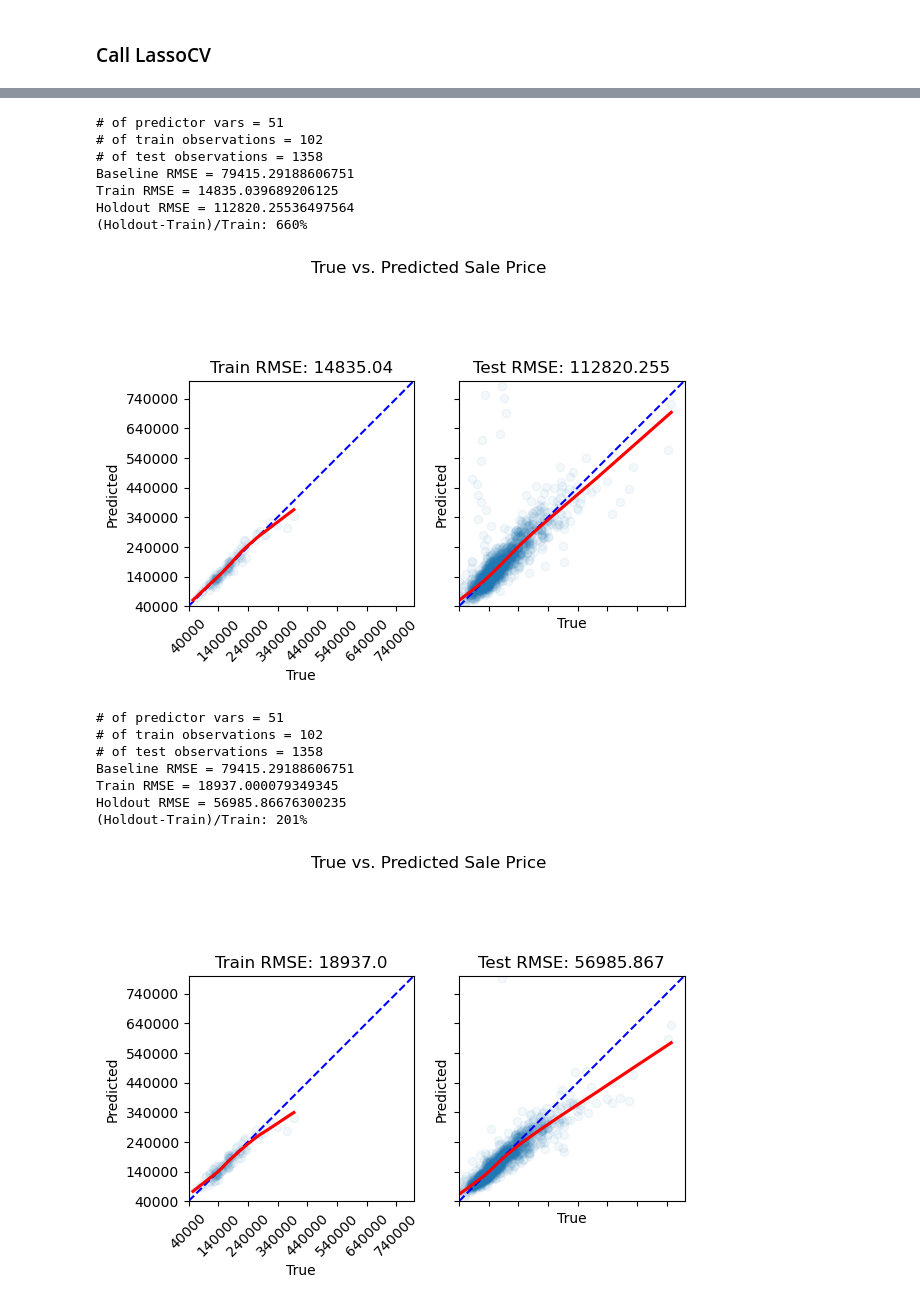
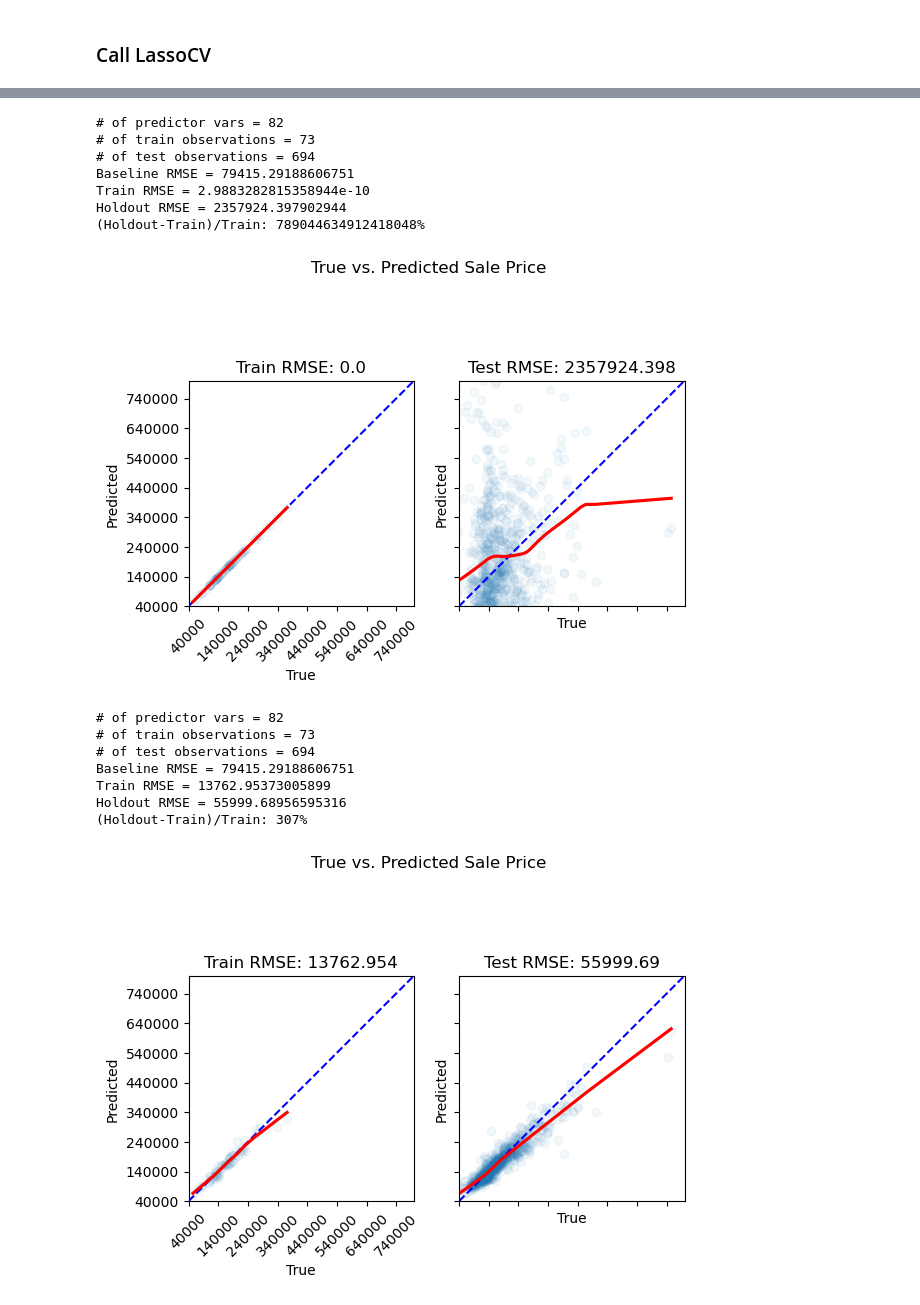
Before and after one commit to carpentries-incubator/high-dimensional-analysis-in-python, a Jupyter notebook: code/08-Regularization.ipynb, the cells around one changed output, grey strips where cells are left out. Saved outputs shown, nothing was run; the diff lists cells and outputs as text; code cells hidden in the pictures.

```diff
--- a/code/08-Regularization.ipynb
+++ b/code/08-Regularization.ipynb
@@ -46,6 +44,9 @@ The L1 penalty has a unique property that it promotes sparsity. This means that
 We'll use most of the data for the test set so that this dataset's dimensionality begins to approach the number of observations. Regularization techniques such as LASSO tend to shine when working in this context. If you have plenty of data to estimate each coefficient, you will typically find that an unregularized model performs better.
 # %%
 from preprocessing import prep_fulldim_zdata
-X_train_z, X_test_z, y_train, y_test, y = prep_fulldim_zdata(const_thresh= 86, test_size=.93, y_log_scaled=True)
+X_train_z, X_holdout_z, y_train, y_holdout, y = prep_fulldim_zdata(const_thresh= 95, test_size=.95, y_log_scaled=True)
+
+from sklearn.model_selection import train_test_split
+X_val_z, X_test_z, y_val, y_test = train_test_split(X_holdout_z, y_holdout, test_size=0.5, random_state=0)
 X_train_z.head()
 # %% [output]
@@ -79,8 +80,11 @@ from sklearn.linear_model import LassoCV
 Specify a range of alpha values. Typically, small alphas work well. However, you don't want to be so close to zero that you get no benefits from regularization (i.e., none of the coefs shrink to zero).
 # %%
 import numpy as np
-alphas = np.logspace(-4, 1, 300)
-print(alphas[0:10])
-max_iter = 100000
-cv = 5
+alphas = np.logspace(-4, 1, 100) # The alphas you want to evaluate during cross-validation
+alphas_with_zero = np.insert(alphas, 0, 0) # The unregularized model
+print(alphas_with_zero[0:10])
+
+max_iter = 100000 # This is the maximum number of iterations for which we want the model to run if it doesn’t converge before reaching this number. The default value is 1000
+
+cv = 5 # number of folds to use during cross-validation
 # %% [output]
@@ -105,40 +162,40 @@ In summary, while coordinate descent is a convex algorithm, the random state arg
 # %%
 from regression_predict_sklearn import fit_eval_model
 
 # Full-dim model
-trained_model, error_df = fit_eval_model(y=y, baseline_pred=y.mean(),
+fulldim_model, error_df = fit_eval_model(y=y, baseline_pred=y.mean(),
                X_train=X_train_z, y_train=y_train,
                X_test=X_test_z, y_test=y_test,
                predictors=X_train_z.columns,
                metric='RMSE',
                y_log_scaled=True,
                model_type='unregularized',
                include_plots=True, plot_raw=True, verbose=True)
 
 # LASSO
 import numpy as np
-trained_model, error_df = fit_eval_model(y=y, baseline_pred=y.mean(),
+best_lasso_model, error_df = fit_eval_model(y=y, baseline_pred=y.mean(),
                                          X_train=X_train_z, y_train=y_train,
                                          X_test=X_test_z, y_test=y_test,
                                          predictors=X_train_z.columns,
                                          metric='RMSE',
                                          y_log_scaled=True,
-                                         model_type='LassoCV', alphas=alphas, cv=5, max_iter=100000,
+                                         model_type='LassoCV', alphas=alphas, cv=cv, max_iter=max_iter,
                                          include_plots=True, plot_raw=True, verbose=True)
 # %% [output]
-# of predictor vars = 51
-# of train observations = 102
-# of test observations = 1358
+# of predictor vars = 82
+# of train observations = 73
+# of test observations = 694
 Baseline RMSE = 79415.29188606751
-Train RMSE = 14835.039689206125
-Holdout RMSE = 112820.25536497564
-(Holdout-Train)/Train: 660%
+Train RMSE = 2.9883282815358944e-10
+Holdout RMSE = 2357924.397902944
+(Holdout-Train)/Train: 789044634912418048%
-[figure, old version]
+[figure, new version]
-# of predictor vars = 51
-# of train observations = 102
-# of test observations = 1358
+# of predictor vars = 82
+# of train observations = 73
+# of test observations = 694
 Baseline RMSE = 79415.29188606751
-Train RMSE = 18937.000079349345
-Holdout RMSE = 56985.86676300235
-(Holdout-Train)/Train: 201%
+Train RMSE = 13762.95373005899
+Holdout RMSE = 55999.68956595316
+(Holdout-Train)/Train: 307%
-[figure, old version]
+[figure, new version]
```
Also changed, not shown: parts of 35 cells of this notebook, 6 other files.
